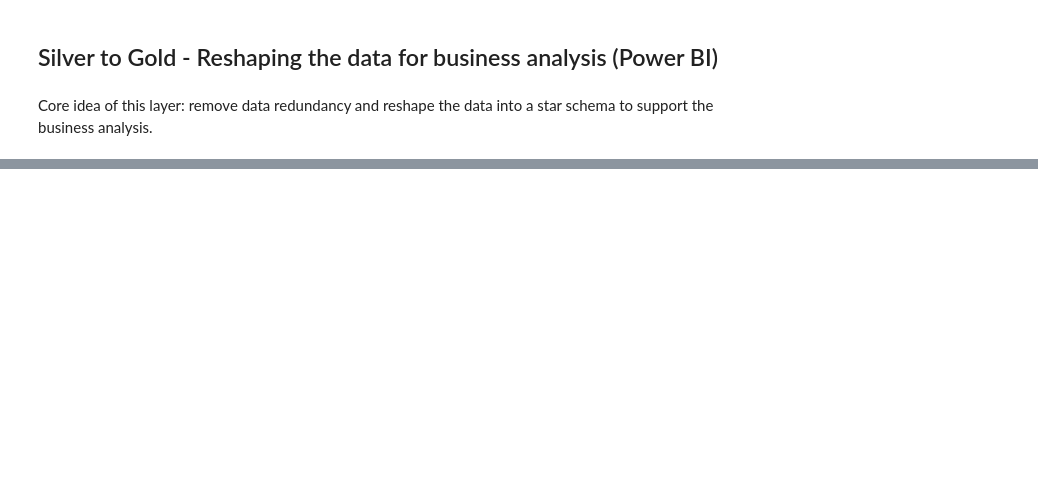
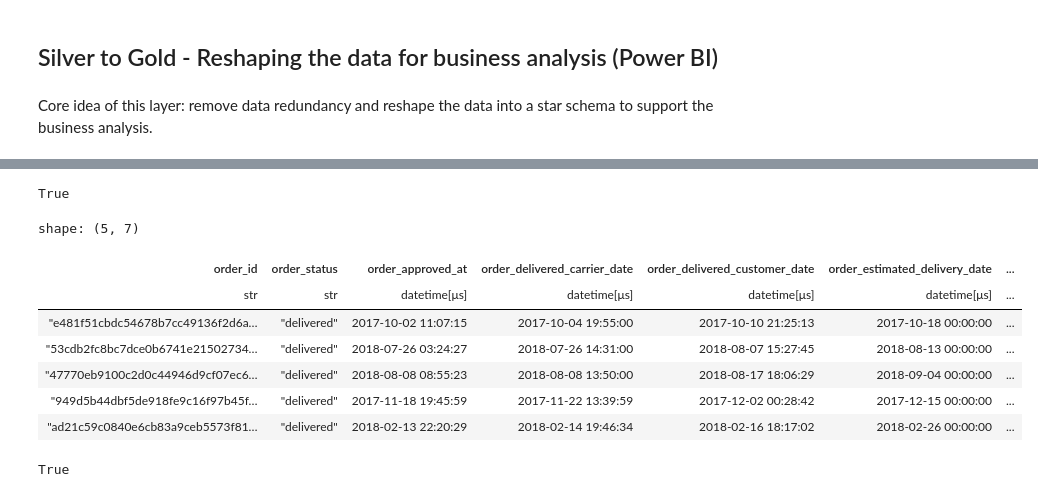
Before and after one commit to SleGort/olist_project, a Jupyter notebook: notebooks/eda.ipynb, the cells around one changed output, grey strips where cells are left out. Cells and saved outputs as stored; diff of their text form; code cells hidden in the pictures; blank space fills up the shorter version.

```diff
--- a/notebooks/eda.ipynb
+++ b/notebooks/eda.ipynb
@@ -579,0 +673,42 @@ Core idea of this layer: remove data redundancy and reshape the data into a star
+# %%
+dim_customer['customer_id'].is_unique().all()
+# %% [output]
+True
+# %%
+# ── dim_order ── order-level "why" attributes + one review per order ──
+# Reviews are NOT unique per order, so collapse to the latest review score
+# first — otherwise the join would fan out (duplicate) the order rows.
+order_review = (
+    order_reviews_cleaned
+    .sort("review_creation_date")
+    .group_by("order_id")
+    .agg(pl.col("review_score").last())
+)
+dim_order = (
+    orders_cleaned
+    .join(order_review, on="order_id", how="left")
+    .select(
+        "order_id",
+        "order_status",
+        "order_approved_at",
+        "order_delivered_carrier_date",
+        "order_delivered_customer_date",
+        "order_estimated_delivery_date",
+        "review_score",
+    )
+)
+# %%
+dim_order.head()
+# %% [output]
+shape: (5, 7)
+| order_id | order_status | order_approved_at | order_delivered_carrier_date | order_delivered_customer_date | order_estimated_delivery_date | ... |
+| str | str | datetime[μs] | datetime[μs] | datetime[μs] | datetime[μs] | ... |
+| "e481f51cbdc54678b7cc49136f2d6a… | "delivered" | 2017-10-02 11:07:15 | 2017-10-04 19:55:00 | 2017-10-10 21:25:13 | 2017-10-18 00:00:00 | ... |
+| "53cdb2fc8bc7dce0b6741e21502734… | "delivered" | 2018-07-26 03:24:27 | 2018-07-26 14:31:00 | 2018-08-07 15:27:45 | 2018-08-13 00:00:00 | ... |
+| "47770eb9100c2d0c44946d9cf07ec6… | "delivered" | 2018-08-08 08:55:23 | 2018-08-08 13:50:00 | 2018-08-17 18:06:29 | 2018-09-04 00:00:00 | ... |
+| "949d5b44dbf5de918fe9c16f97b45f… | "delivered" | 2017-11-18 19:45:59 | 2017-11-22 13:39:59 | 2017-12-02 00:28:42 | 2017-12-15 00:00:00 | ... |
+| "ad21c59c0840e6cb83a9ceb5573f81… | "delivered" | 2018-02-13 22:20:29 | 2018-02-14 19:46:34 | 2018-02-16 18:17:02 | 2018-02-26 00:00:00 | ... |
+# %%
+dim_order['order_id'].is_unique().all()
+# %% [output]
+True
```
Also changed, not shown: parts of 27 cells of this notebook, 10 other files.
